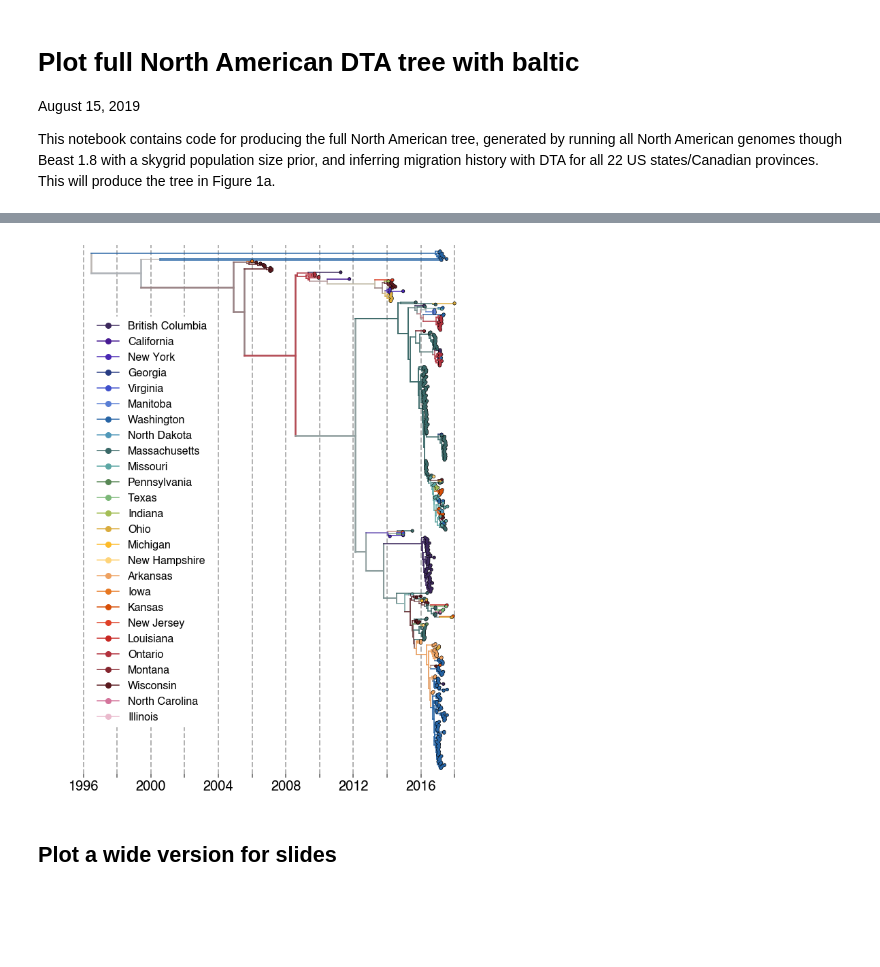
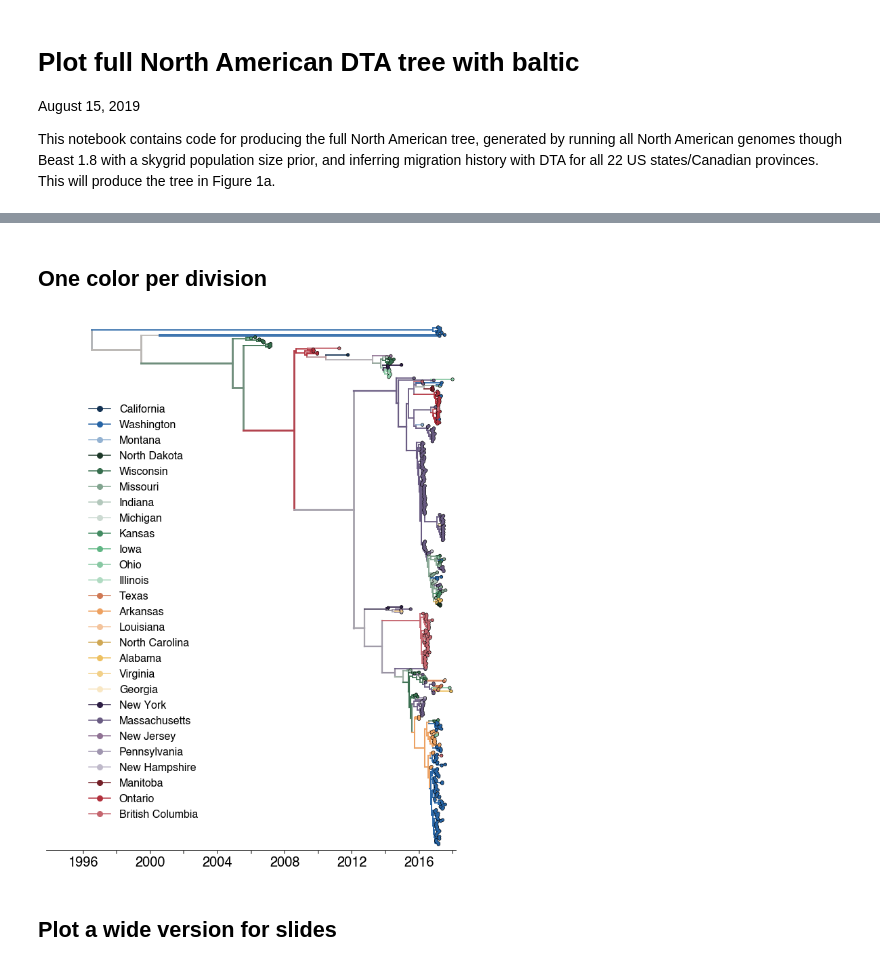
Before and after one commit to blab/mumps-wa-phylodynamics, a Jupyter notebook: phylogeography/plotting-scripts/Plot-full-North-American-DTA-tree-with-baltic.ipynb, the cells around one changed output, grey strips where cells are left out. Cells and saved outputs as stored; diff of their text form; code cells hidden in the pictures; blank space fills up the shorter version.

```diff
--- a/phylogeography/plotting-scripts/Plot-full-North-American-DTA-tree-with-baltic.ipynb
+++ b/phylogeography/plotting-scripts/Plot-full-North-American-DTA-tree-with-baltic.ipynb
@@ -37,2 +119,17 @@ tree.setAbsoluteTime(2018.0)
+# %%
+# try instead, clustering into regions and plotting it that way; we could do: west, 2 midwests, 2 souths, northeast
+colors = {"washington,_USA":"#2664A5",
+          "non-washington_west,_USA":"#93B2D2",
+          "midwest,_USA":"#5CA7A4",
+          "south,_USA":"#EEA160",
+          "northeast,_USA":"#544370",
+          "british_columbia,_Canada":"#CF7E86",
+         "manitoba_and_ontario,_Canada":"#B2313D"}
+
+uncertainty_color = "#B9B9B9"
+
+
+region_order = ["washington,_USA","non-washington_west,_USA","south,_USA","northeast,_USA","midwest,_USA",
+                  "manitoba_and_ontario,_Canada","british_columbia,_Canada"]
 # %%
 # set output filename
@@ -39,0 +224,2 @@ filename = "/Users/lmoncla/Documents/Mumps/paper-and-figure-drafts/individual-PD
+# %% [markdown]
+## One color per division
@@ -40,3 +276,10 @@ filename = "/Users/lmoncla/Documents/Mumps/paper-and-figure-drafts/individual-PD
+# %%
+division_order = ["california","washington","montana",
+                  "north_dakota","wisconsin","missouri","indiana","michigan","kansas","iowa","ohio","illinois",
+                  "texas","arkansas","louisiana",
+                  "north_carolina","alabama","virginia","georgia",
+                  "new_york","massachusetts","new_jersey","pennsylvania","new_hampshire",
+                  "manitoba","ontario","british_columbia"]
 # %%
 # parse leaf and node information into a dictionary for plotting
 metadata = {}
@@ -89,5 +301,0 @@ uncertainty_color = "#B9B9B9"
-# %%
-division_order = ["british_columbia","california","new_york","georgia","virginia","manitoba","washington",
-                  "north_dakota","massachusetts","missouri","pennsylvania","texas","indiana","ohio","michigan",
-                  "new_hampshire","arkansas",'iowa',"kansas","new_jersey",
-                  "louisiana","ontario","montana","wisconsin","north_carolina","illinois"]
@@ -97,3 +302,6 @@ division_order = ["british_columbia","california","new_york","georgia","virginia
+# %%
+# set output filename
+filename = "/Users/lmoncla/Documents/Mumps/paper-and-figure-drafts/eLife-submission-2020-01-08/resubmission-2021-03/figures/individual-PDFs/full-NA-DTA-tree-all-divisions-2021-03-11.pdf"
 # %%
 fig,ax = plt.subplots(figsize=(10,12),facecolor='w')
 
@@ -102,7 +310,7 @@ dates_ls = []
 for i in range(1996,2020):
     dates_ls.append(i)
 dates = dates_ls[::2]
-[ax.axvline(i,ls='--',lw=2,color='grey',zorder=0, alpha=0.6) for i in dates]
+#[ax.axvline(i,ls='--',lw=2,color='grey',zorder=0, alpha=0.6) for i in dates]
 
 # set date labels to be every 4
 date_labels = []
@@ -111,7 +319,7 @@ for d in dates_ls[::4]:
     if d < 2018:
         date_labels.append("")
 
-branchWidth=1.5 ## default branch width
+branchWidth=1.75 ## default branch width
 tipSize = 15
 
 # k objects are tips, nodes, branches
@@ -147,36 +355,36 @@ for k in tree.Objects: ## iterate over objects in tree
     # add in a legend
     han_list = []
 
     # bbox to anchor puts a bounding box around where you want the legend to go, prop part is for text size
 for key in division_order:
     marker = mlines.Line2D(range(1), range(1), color = colors[key], marker='o', markerfacecolor = colors[key], label = key.replace("_"," ").title(), markersize = 8)
     han_list.append(marker)
 
 # set axis limits, remove border lines
 ax.spines['left'].set_visible(False)
 ax.spines['right'].set_visible(False)
 ax.spines['top'].set_visible(False)
-ax.spines['bottom'].set_visible(False)
+#ax.spines['bottom'].set_visible(False)
 
 ax.set_ylim(-5,tree.ySpan+5)
 ax.set_xlim(1993.8,2018.2)
 ax.tick_params(axis='y',labelsize=0,size=0)
 ax.tick_params(axis='x',labelsize=20,size=5, width=2,color='grey')
 ax.set_xticks(dates)
 ax.set_xticklabels(date_labels)   # set date labels every 4
 ax.set_yticklabels([])
 
 # in order to get the legend to plot without being transparent, over the plot, it needs to be here with frame set to true
 # bbox arguments are: x, y, with 0 being furthest left and bottom
-ax.legend(handles = han_list, markerfirst = True, edgecolor="white", framealpha=1, bbox_to_anchor=[0.1, 0.08], loc=3,prop={'size': 16}, facecolor='w')
+ax.legend(handles = han_list, markerfirst = True, edgecolor="white", framealpha=1, bbox_to_anchor=[0.08, 0.04], loc=3,prop={'size': 16}, facecolor='w')
 
 fig.tight_layout()
 plt.gcf().subplots_adjust(right=0.88)
 plt.savefig(filename)
 
 plt.show()
 # %% [output]
-[figure, old version]
+[figure, new version]
 # %% [markdown]
 ## Plot a wide version for slides
 # %%
```
Also changed, not shown: parts of 9 cells of this notebook, 10 other files.
